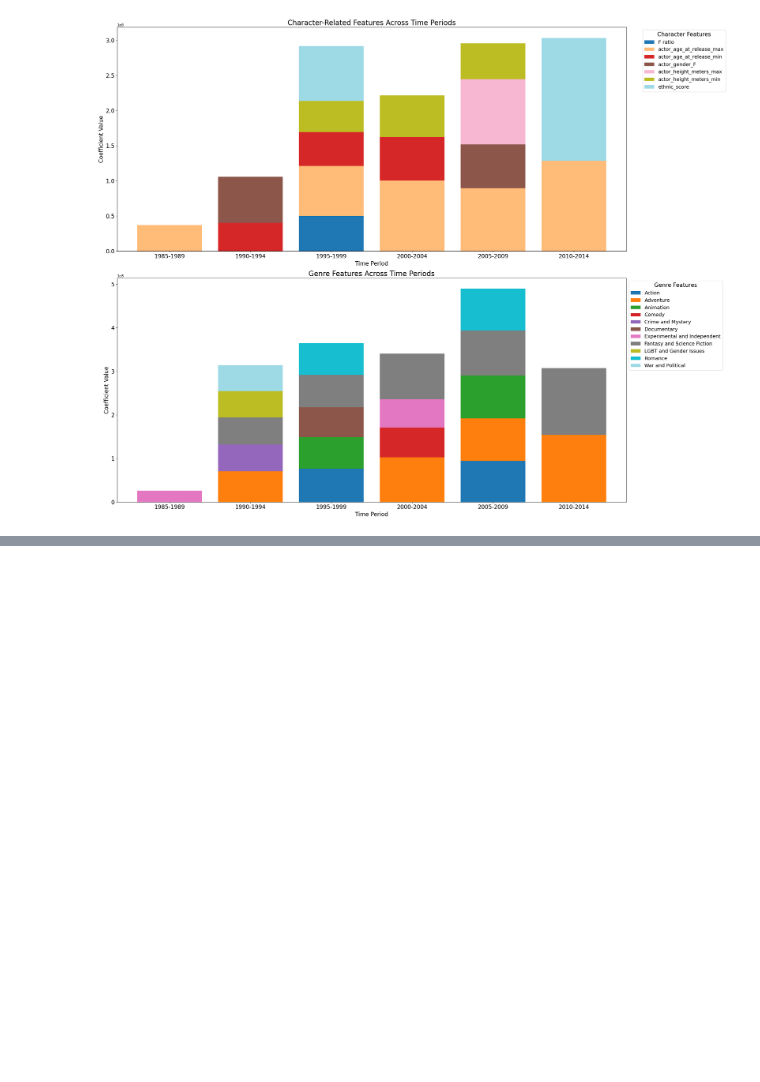
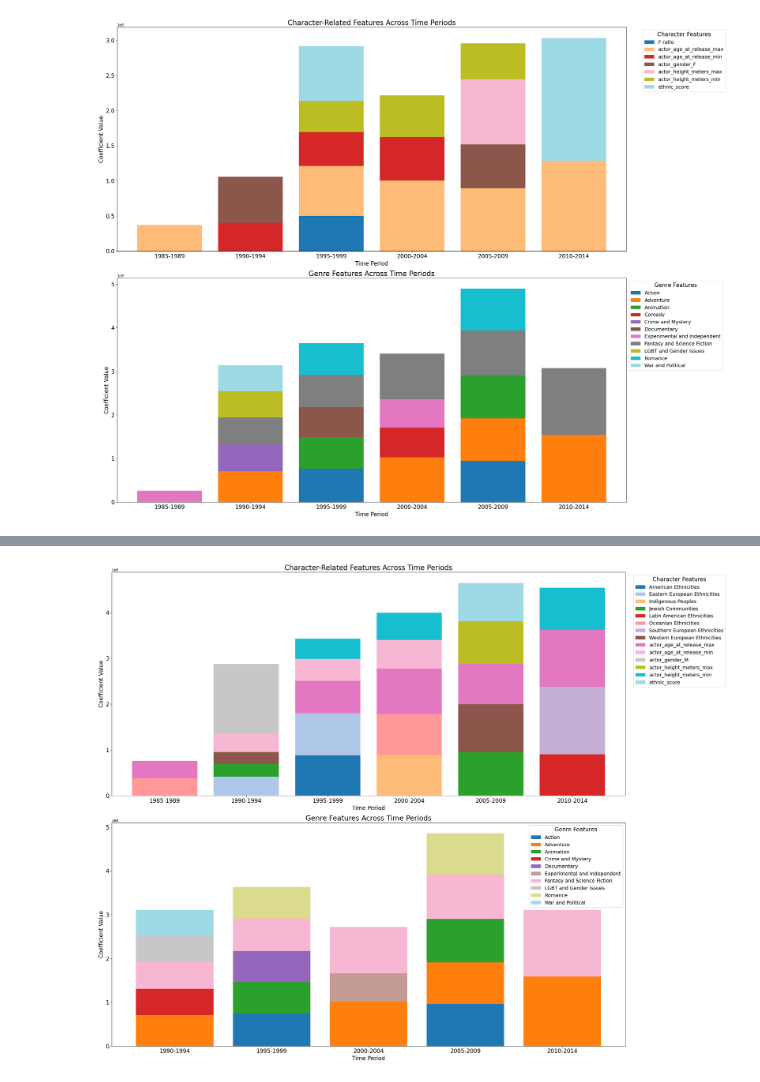
Before and after one commit to epfl-ada/ada-2024-project-insightmasters24, a Jupyter notebook: regression.ipynb, the cells around one changed output, grey strips where cells are left out. Saved outputs shown, nothing was run; the diff lists cells and outputs as text; code cells hidden in the pictures; blank space fills up the shorter version.

```diff
--- a/regression.ipynb
+++ b/regression.ipynb
@@ -784,3 +885,80 @@ KeyError: "[''] not found in axis"
+# %%
+# Create DataFrames for character and genre features
+character_df = pd.DataFrame()
+genre_df = pd.DataFrame()
+
+for period, features in features_of_interest.items():
+    if len(features) == 0:  # Skip if no significant features for this period
+        continue
+
+    # Extract feature names and coefficients (retain original values)
+    period_features = pd.DataFrame({
+        'Feature': features['Feature'],
+        'Coefficient': features['Coefficient']
+    })
+
+    # Split into character and genre features
+    character_features = period_features[
+        period_features['Feature'].str.contains('actor|ethnicities|F ratio|people|communities|score', case=False, regex=True)
+    ].copy()
+
+    genre_features = period_features[
+        ~period_features['Feature'].str.contains('actor|ethnicities|F ratio|people|communities|score', case=False, regex=True)
+    ].copy()
+
+    # Keep only top 5 genre and character features based on absolute coefficient value
+    genre_features = genre_features.nlargest(5, 'Coefficient')
+    character_features = character_features.nlargest(5, "Coefficient")
+
+    # Add period column
+    character_features['Period'] = period
+    genre_features['Period'] = period
+
+    # Append to the respective DataFrames
+    character_df = pd.concat([character_df, character_features])
+    genre_df = pd.concat([genre_df, genre_features])
+
+# Create the plot
+fig, (ax1, ax2) = plt.subplots(2, 1, figsize=(25, 20))
+
+# Define distinct color palettes for each plot
+char_colors = plt.cm.tab20(np.linspace(0, 1, len(character_df['Feature'].unique())))
+genre_colors = plt.cm.tab20(np.linspace(0, 1, len(genre_df['Feature'].unique())))
+
+# Plot character features (signed values)
+char_plot_data = character_df.pivot_table(
+    index='Period',
+    columns='Feature',
+    values='Coefficient',
+    fill_value=0
+)
+char_plot_data.plot(kind='bar', stacked=True, width=0.8, ax=ax1, color=char_colors)
+ax1.set_title("Character-Related Features Across Time Periods", fontsize=20)
+ax1.set_xlabel("Time Period", fontsize=16)
+ax1.set_ylabel("Coefficient Value", fontsize=16)
+ax1.tick_params(axis='x', rotation=0, labelsize=16)
+ax1.tick_params(axis='y', labelsize=16)
+ax1.legend(title="Character Features", bbox_to_anchor=(1.2, 1), fontsize=14, title_fontsize=16)
+
+# Plot genre features (signed values)
+genre_plot_data = genre_df.pivot_table(
+    index='Period',
+    columns='Feature',
+    values='Coefficient',
+    fill_value=0
+)
+genre_plot_data.plot(kind='bar', stacked=True, width=0.8, ax=ax2, color=genre_colors)
+ax2.set_title("Genre Features Across Time Periods", fontsize=20)
+ax2.set_xlabel("Time Period", fontsize=16)
+ax2.set_ylabel("Coefficient Value", fontsize=16)
+ax2.tick_params(axis='x', rotation=0, labelsize=16)
+ax2.tick_params(axis='y', labelsize=16)
+legend = ax2.legend(title="Genre Features", bbox_to_anchor=(1.0, 1), fontsize=14, title_fontsize=16)
+
+plt.tight_layout()
+plt.show()
+# %% [output]
+[figure, added]
 # %%
 ##Logistic Regression model
 from sklearn.model_selection import train_test_split
```
Also changed, not shown: parts of 5 cells of this notebook.
